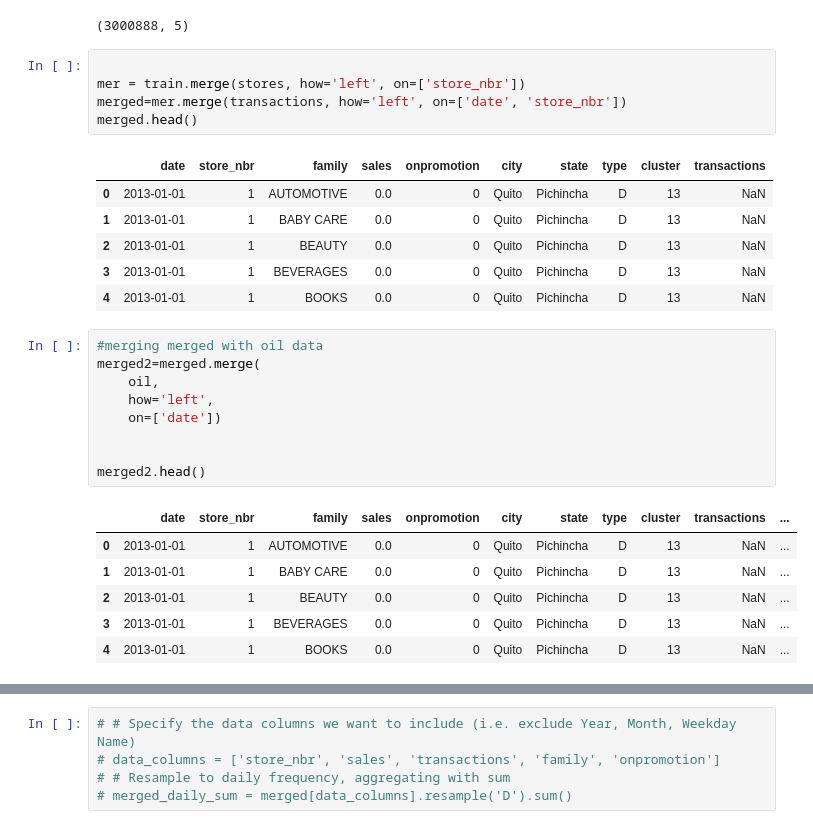
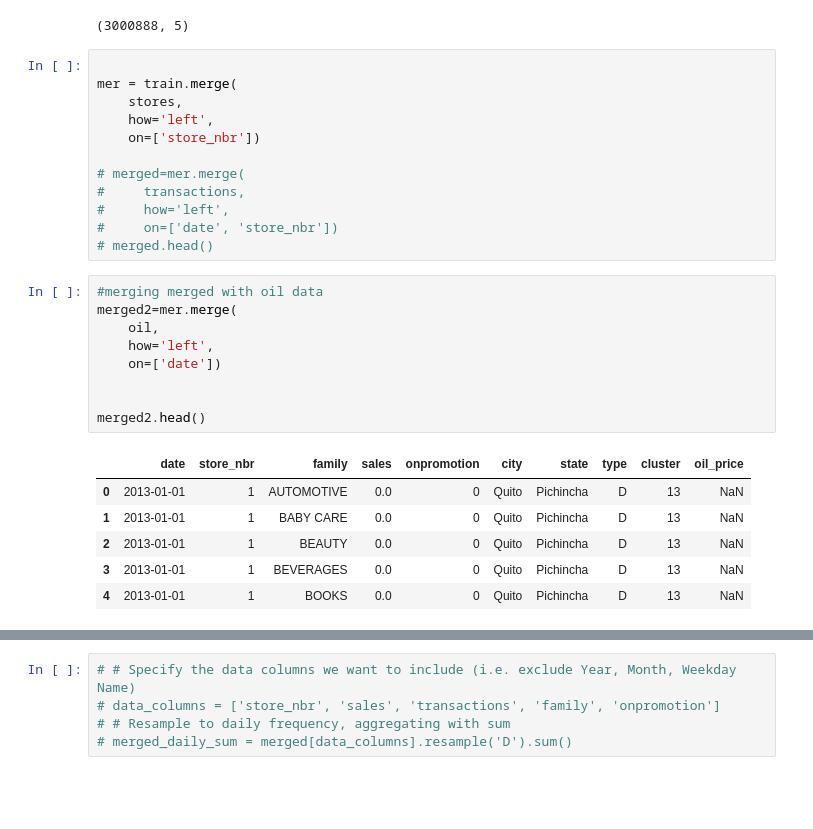
Before and after one commit to ikoghoemmanuell/Time-Series-Forecasting-of-Store-Sales, a Jupyter notebook: teamNice-LP2 - Copy.ipynb, the cells around one changed output, grey strips where cells are left out. Cells and saved outputs as stored; diff of their text form; blank space fills up the shorter version.

```diff
--- a/teamNice-LP2 - Copy.ipynb
+++ b/teamNice-LP2 - Copy.ipynb
@@ -293,32 +299,32 @@ train.shape
 (3000888, 5)
 # %%
 
-mer = train.merge(stores, how='left', on=['store_nbr'])
-merged=mer.merge(transactions, how='left', on=['date', 'store_nbr'])
-merged.head()
+mer = train.merge(
+    stores,
+    how='left',
+    on=['store_nbr'])
+
+# merged=mer.merge(
+#     transactions,
+#     how='left',
+#     on=['date', 'store_nbr'])
+# merged.head()
-# %% [output]
-|  | date | store_nbr | family | sales | onpromotion | city | state | type | cluster | transactions |
-| 0 | 2013-01-01 | 1 | AUTOMOTIVE | 0.0 | 0 | Quito | Pichincha | D | 13 | NaN |
-| 1 | 2013-01-01 | 1 | BABY CARE | 0.0 | 0 | Quito | Pichincha | D | 13 | NaN |
-| 2 | 2013-01-01 | 1 | BEAUTY | 0.0 | 0 | Quito | Pichincha | D | 13 | NaN |
-| 3 | 2013-01-01 | 1 | BEVERAGES | 0.0 | 0 | Quito | Pichincha | D | 13 | NaN |
-| 4 | 2013-01-01 | 1 | BOOKS | 0.0 | 0 | Quito | Pichincha | D | 13 | NaN |
 # %%
 #merging merged with oil data
-merged2=merged.merge(
+merged2=mer.merge(
     oil,
     how='left',
     on=['date'])
 
 
 merged2.head()
 # %% [output]
-|  | date | store_nbr | family | sales | onpromotion | city | state | type | cluster | transactions | ... |
-| 0 | 2013-01-01 | 1 | AUTOMOTIVE | 0.0 | 0 | Quito | Pichincha | D | 13 | NaN | ... |
-| 1 | 2013-01-01 | 1 | BABY CARE | 0.0 | 0 | Quito | Pichincha | D | 13 | NaN | ... |
-| 2 | 2013-01-01 | 1 | BEAUTY | 0.0 | 0 | Quito | Pichincha | D | 13 | NaN | ... |
-| 3 | 2013-01-01 | 1 | BEVERAGES | 0.0 | 0 | Quito | Pichincha | D | 13 | NaN | ... |
-| 4 | 2013-01-01 | 1 | BOOKS | 0.0 | 0 | Quito | Pichincha | D | 13 | NaN | ... |
+|  | date | store_nbr | family | sales | onpromotion | city | state | type | cluster | oil_price |
+| 0 | 2013-01-01 | 1 | AUTOMOTIVE | 0.0 | 0 | Quito | Pichincha | D | 13 | NaN |
+| 1 | 2013-01-01 | 1 | BABY CARE | 0.0 | 0 | Quito | Pichincha | D | 13 | NaN |
+| 2 | 2013-01-01 | 1 | BEAUTY | 0.0 | 0 | Quito | Pichincha | D | 13 | NaN |
+| 3 | 2013-01-01 | 1 | BEVERAGES | 0.0 | 0 | Quito | Pichincha | D | 13 | NaN |
+| 4 | 2013-01-01 | 1 | BOOKS | 0.0 | 0 | Quito | Pichincha | D | 13 | NaN |
 # %%
 #merging merged2 with holidays
 merged3=merged2.merge(holidays,
```
Also changed, not shown: parts of 34 cells of this notebook.
